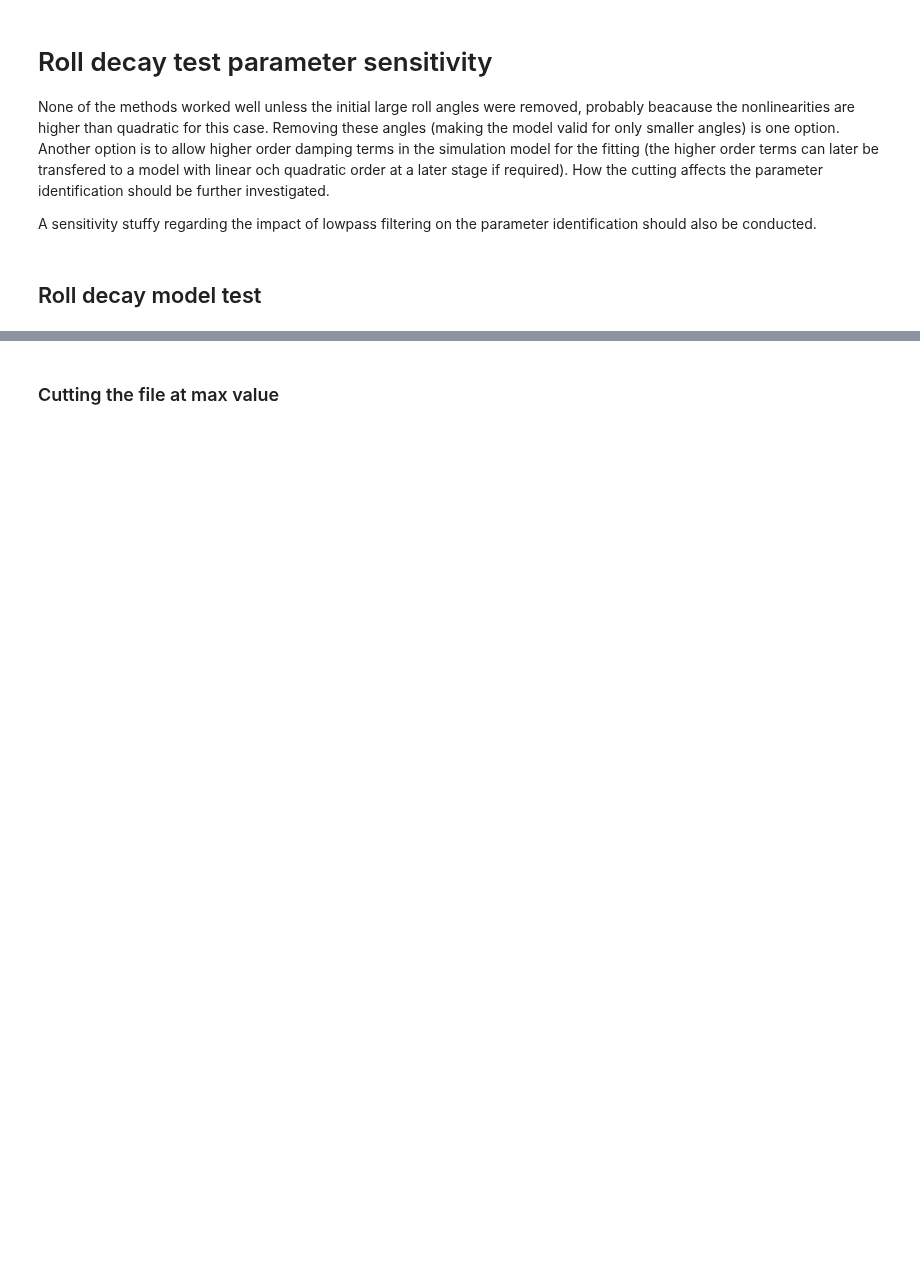
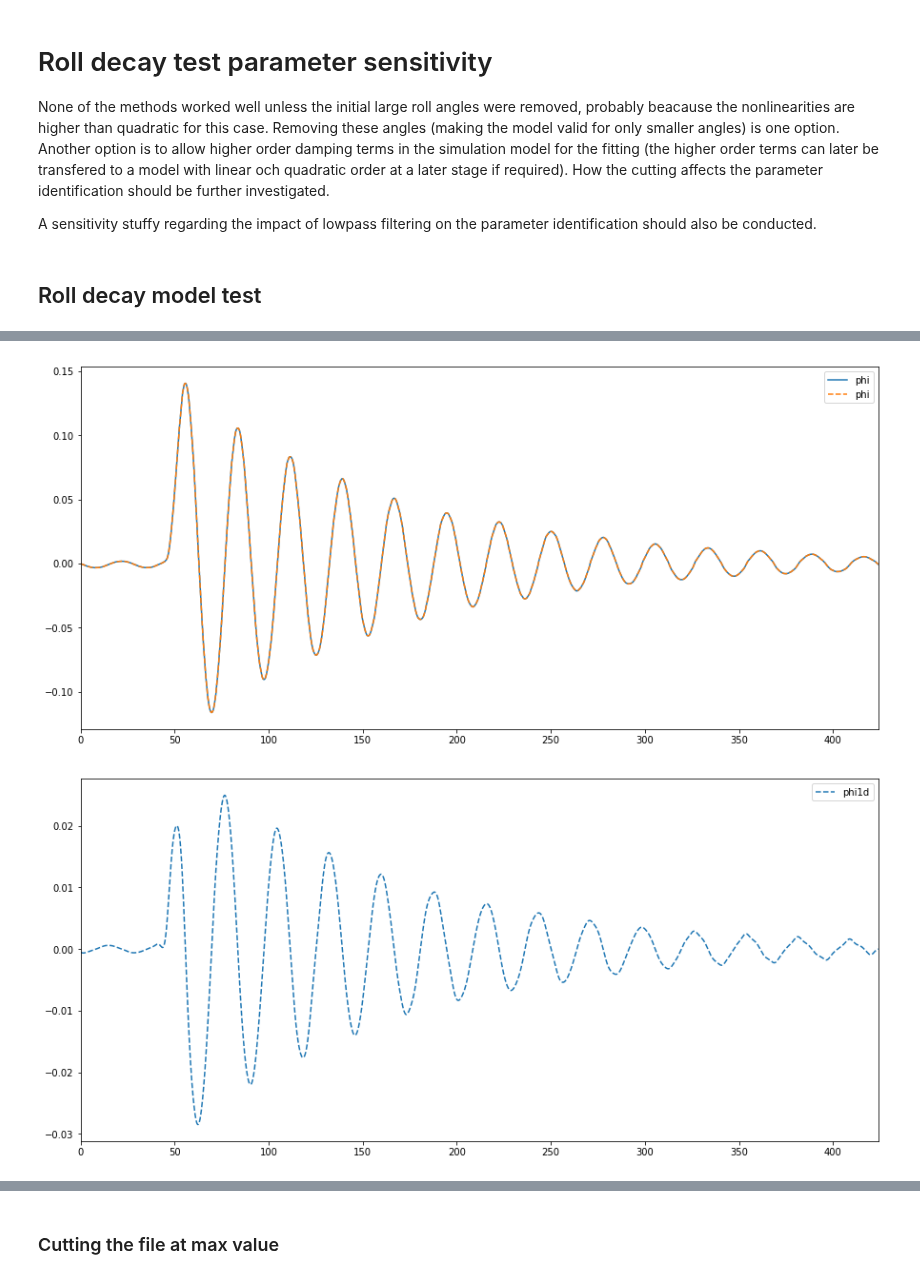
Before and after one commit to martinlarsalbert/rolldecay, a Jupyter notebook: notebooks/rolldecay/03.2_maa_roll_decay_test_system_identification_sensitivity.ipynb, the cells around one changed output, grey strips where cells are left out. Saved outputs shown, nothing was run; the diff lists cells and outputs as text; code cells hidden in the pictures; blank space fills up the shorter version.

```diff
--- a/notebooks/rolldecay/03.2_maa_roll_decay_test_system_identification_sensitivity.ipynb
+++ b/notebooks/rolldecay/03.2_maa_roll_decay_test_system_identification_sensitivity.ipynb
@@ -41,0 +57,26 @@ df.plot(y='phi')
+# %%
+lowpass_filter = LowpassFilterDerivatorTransformer(cutoff=1)
+lowpass_filter.fit(X=df_raw)
+
+df = lowpass_filter.transform(X=df_raw)
+
+scaler = ScaleFactorTransformer(scale_factor=29.565)
+scaler.fit(X=df)
+df = scaler.transform(X=df)
+df_raw_full_scale = scaler.transform(X=df_raw)
+# %%
+fig,ax=plt.subplots()
+df_raw_full_scale.plot(y='phi', ax=ax)
+df.plot(y='phi', ax=ax, style='--')
+ax.legend();
+
+fig,ax=plt.subplots()
+df.plot(y='phi1d', ax=ax, style='--')
+ax.legend();
+
+fig,ax=plt.subplots()
+df.plot(y='phi2d', ax=ax, style='--')
+ax.legend();
+# %% [output]
+[figure, added]
+[figure, added]
```
Also changed, not shown: parts of 57 cells of this notebook.
